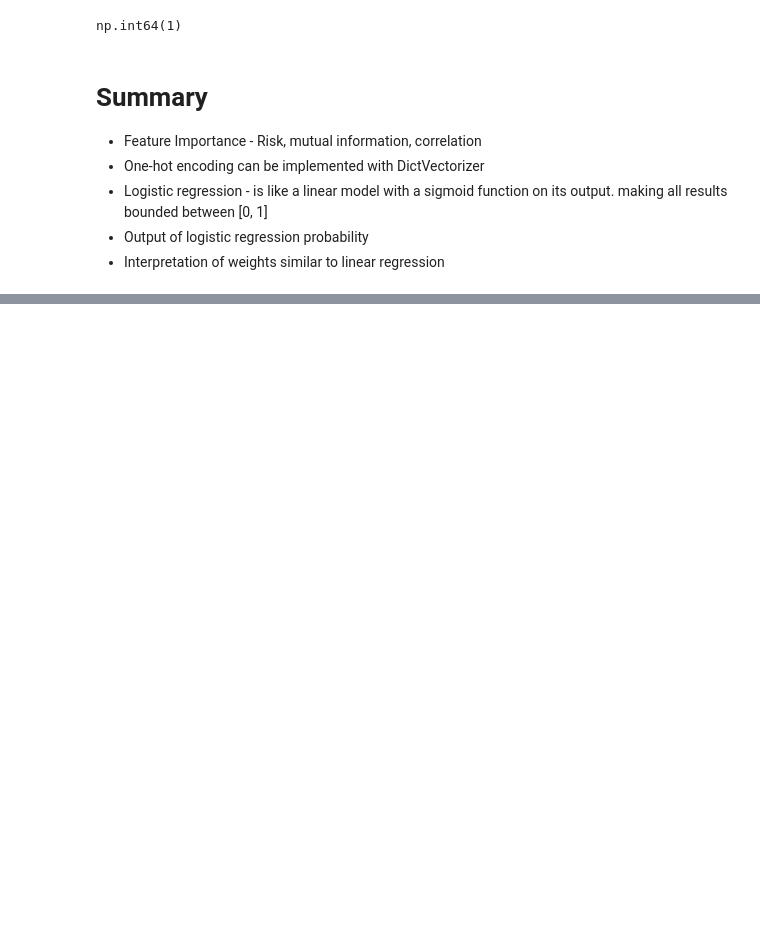
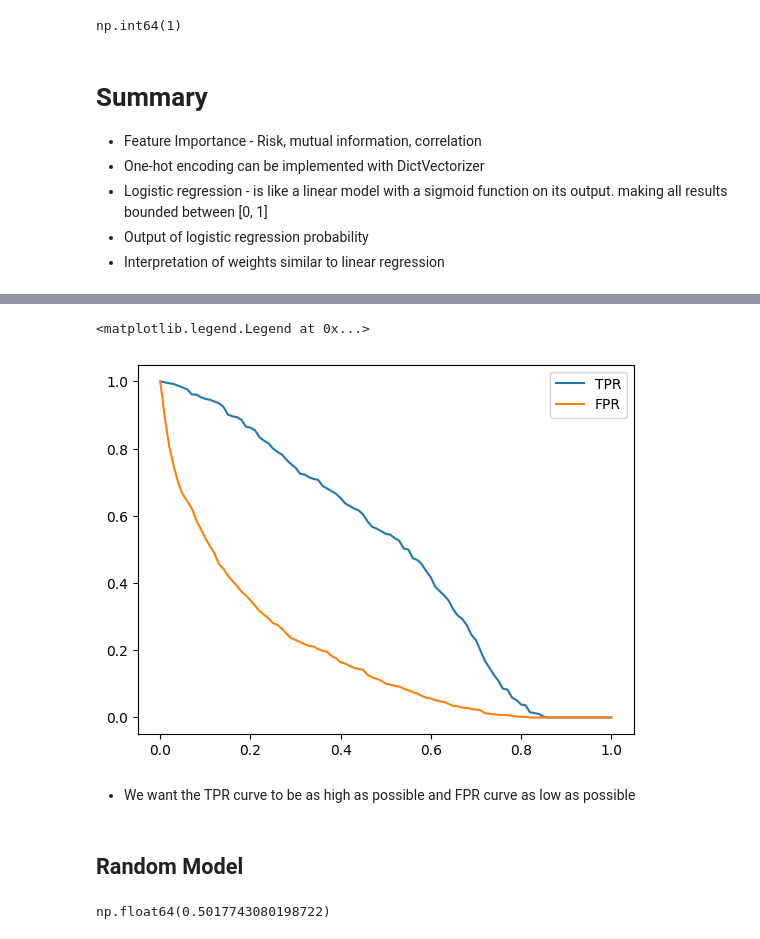
Before and after one commit to kelvin-meyet/MLOps-I-mlzmcmp, a Jupyter notebook: 03-churn-project/data-prep-and-modelling.ipynb, the cells around one changed output, grey strips where cells are left out. Saved outputs shown, nothing was run; the diff lists cells and outputs as text; code cells hidden in the pictures; blank space fills up the shorter version.

```diff
--- a/03-churn-project/data-prep-and-modelling.ipynb
+++ b/03-churn-project/data-prep-and-modelling.ipynb
@@ -929,0 +1065,27 @@ np.int64(1)
+# %%
+tpr = tp / (tp + fn); print(tpr.round(2)) #
+fpr = fp/ (fp + tn); print(fpr.round(3))  # for all negative examples 10% are still predicted wrongly
+
+
+#-> Manual Implementation
+thresholds = np.linspace(0, 1, 101)
+
+scores = []
+
+for t in thresholds:
+    actual_positive = (y_val == 1)
+    actual_negative = (y_val == 0)
+
+    predict_positive = (y_pred >= t)
+    predict_negative = (y_pred < t)
+
+    tp = (predict_positive & actual_positive).sum()
+    tn = (predict_negative & actual_negative).sum()
+    fp = (predict_positive & actual_negative).sum()
+    fn = (predict_negative & actual_positive).sum()
+
+    scores.append((t,tp, fp, fn, tn))
+
+df_scores = pd.DataFrame(scores, columns = ['thresholds', 'tp', 'fp', 'fn', 'tn'])
+df_scores
+#df_scores[::10]
@@ -929,0 +1108,4 @@ np.int64(1)
+# %%
+df_scores['tpr'] = df_scores.tp / (df_scores.tp + df_scores.fn)
+df_scores['fpr'] = df_scores.fp / (df_scores.fp + df_scores.tn)
+df_scores[::10]
@@ -929,0 +1125,19 @@ np.int64(1)
+# %%
+#plot
+plt.plot(df_scores.thresholds, df_scores.tpr, label = 'TPR')
+plt.plot(df_scores.thresholds, df_scores.fpr, label = 'FPR')
+plt.legend()
+# %% [output]
+<matplotlib.legend.Legend at 0x...>
+[figure, added]
+# %% [markdown]
+- We want the TPR curve to be as high as possible and FPR curve as low as possible
+# %% [markdown]
+## Random Model
+# %%
+np.random.seed(1)
+y_rand = np.random.uniform(0, 1, size=len(y_val))
+
+((y_rand >= 0.5) == y_val).mean()
+# %% [output]
+np.float64(0.5017743080198722)
```
Also changed, not shown: parts of 32 cells of this notebook.
